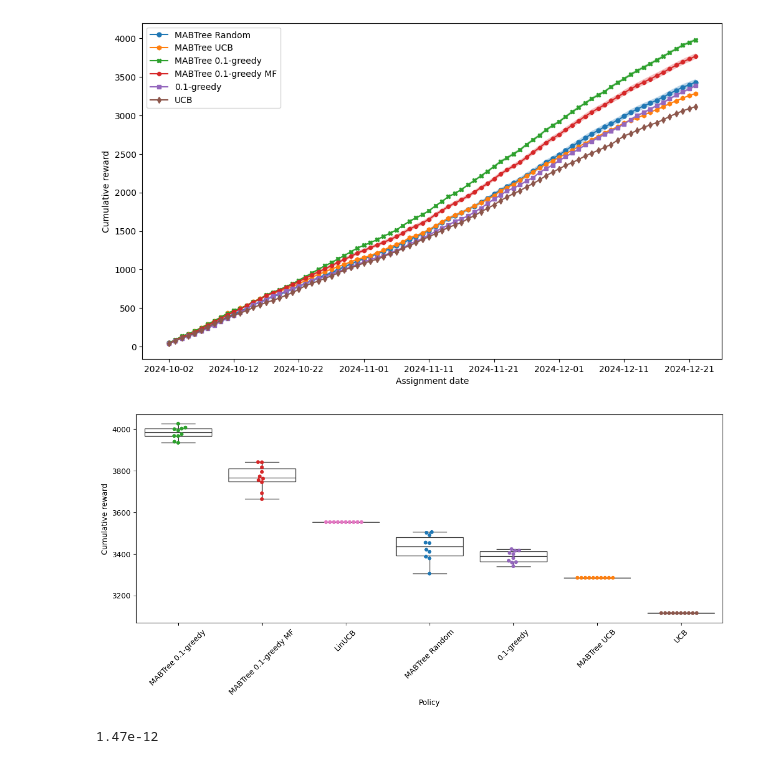
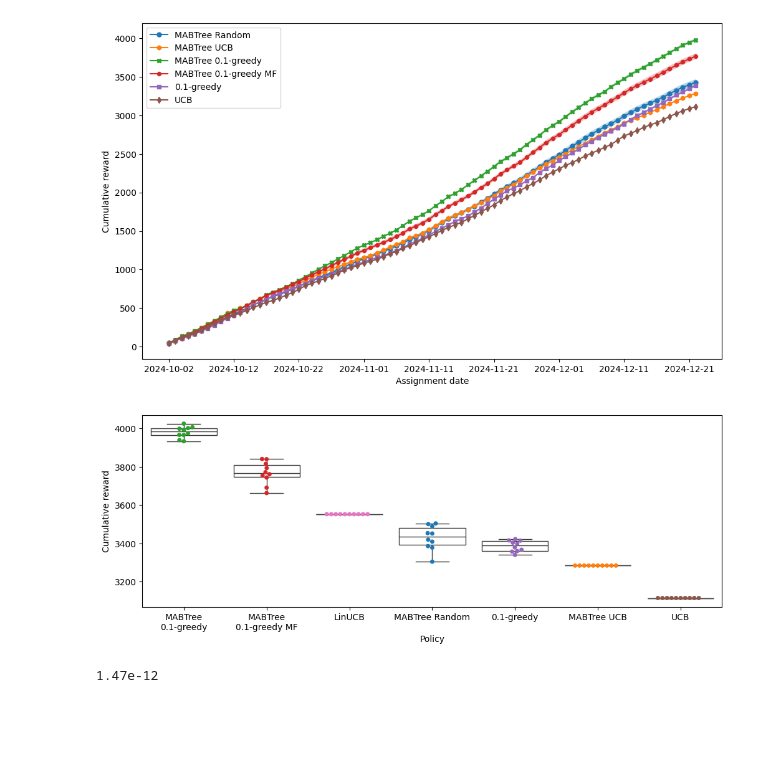
Before and after one commit to rik1599/recsys4good, a Jupyter notebook: evaluate.ipynb, the cells around one changed output. Drawn from its saved outputs; the diff is of its cells as text; code cells hidden in the pictures; blank space fills up the shorter version.

Commit message:
Update cumulative reward statistics formatting for clarity and consistency

```diff
--- a/evaluate.ipynb
+++ b/evaluate.ipynb
@@ -43,18 +43,21 @@ plt.show()
 # %%
 import seaborn as sns
 final_cumulative_reward = df_rewards.groupby(level=0, sort=False).last().T
-rank = final_cumulative_reward.median().sort_values(ascending=False).index
+renamed = final_cumulative_reward.rename(columns={
+    'MABTree 0.1-greedy': 'MABTree\n0.1-greedy',
+    'MABTree 0.1-greedy MF': 'MABTree\n0.1-greedy MF'
+})
+rank = renamed.median().sort_values(ascending=False).index
 
-plt.figure(figsize=(14, 5))
-sns.boxplot(data=final_cumulative_reward, color='white', order=rank)
-sns.swarmplot(data=final_cumulative_reward)
+plt.figure(figsize=(12, 4))
+sns.boxplot(data=renamed, color='white', order=rank)
+sns.swarmplot(data=renamed)
 plt.ylabel('Cumulative reward')
 plt.xlabel('Policy')
-plt.xticks(rotation=45)
-plt.savefig('./out/cumulative_reward_2.pdf', format='pdf')
+plt.savefig('./out/cumulative_reward_2.pdf', format='pdf', bbox_inches='tight')
 plt.show()
 # %% [output]
-[figure, old version]
+[figure, new version]
 # %%
 def highlight_max(s):
     d = s.sort_values(ascending=False)
```
Also changed, not shown: parts of 2 cells of this notebook, 5 other files.
